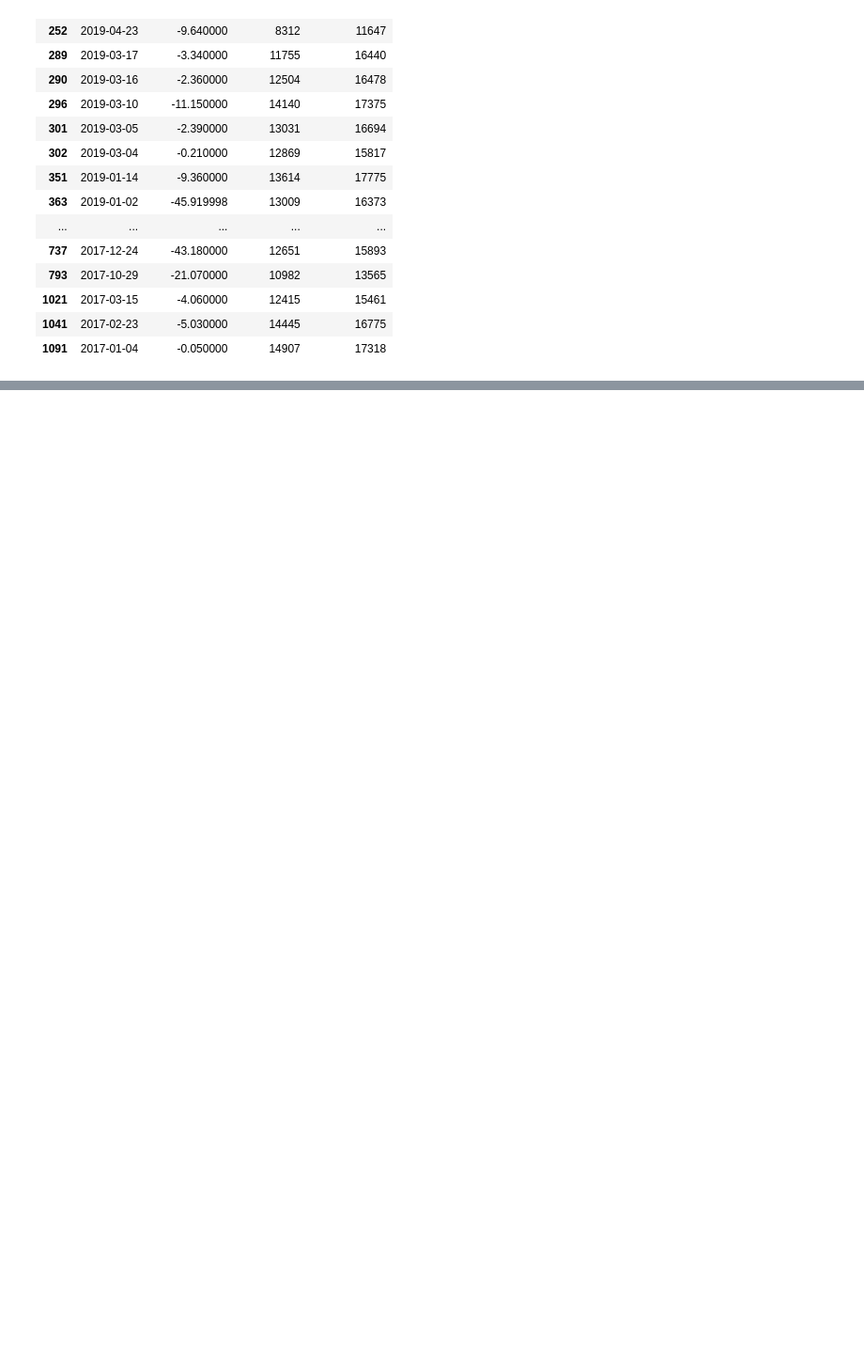
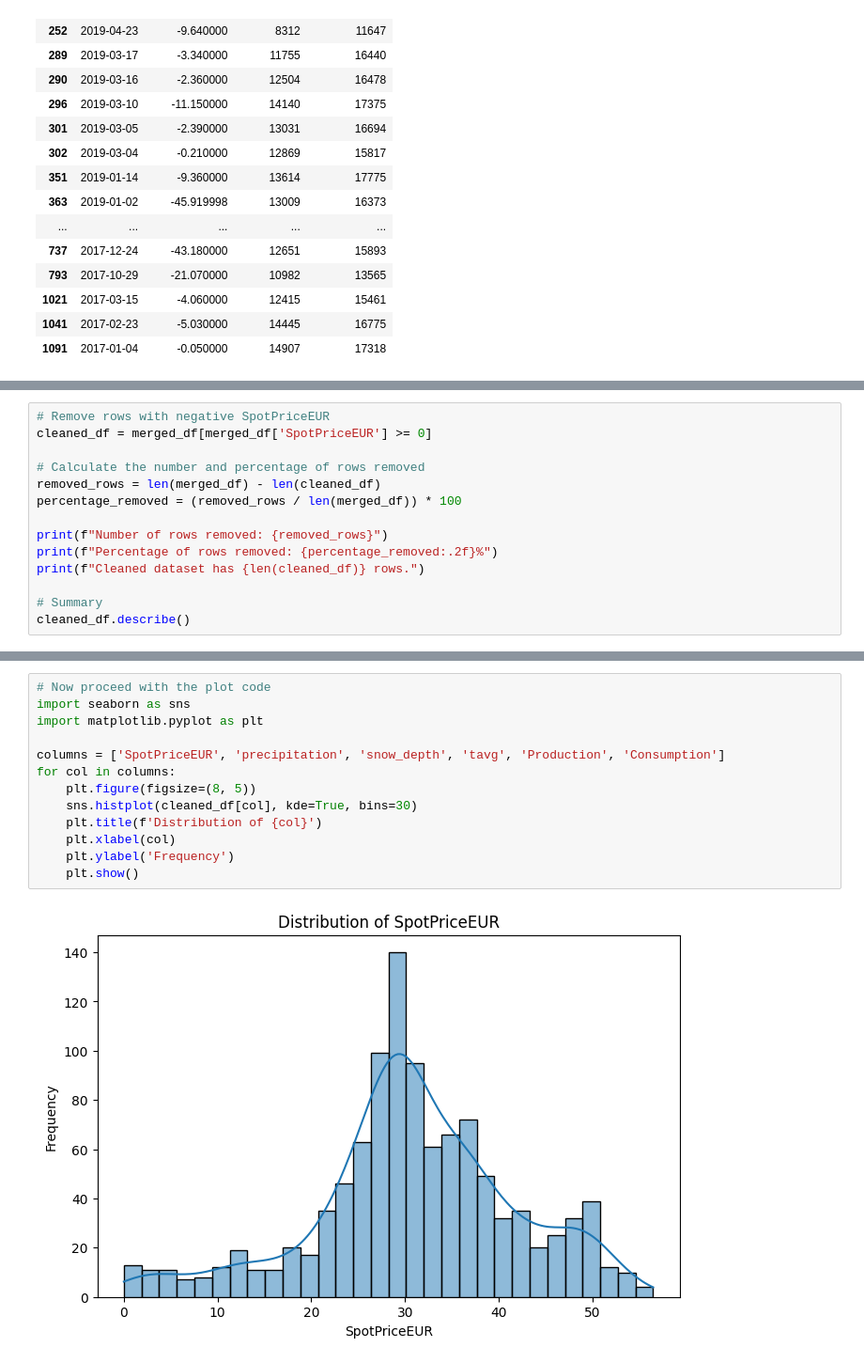
Before and after one commit to ChristopherIanPeck/energy-weather-forecasting, a Jupyter notebook: energy-weather-forecasting.ipynb, the cells around one changed output, grey strips where cells are left out. Shown at 94% size. Cells and saved outputs as stored; diff of their text form; blank space fills up the shorter version.

```diff
--- a/energy-weather-forecasting.ipynb
+++ b/energy-weather-forecasting.ipynb
@@ -337,0 +339,14 @@ Potential next steps:
+# %%
+# Remove rows with negative SpotPriceEUR
+cleaned_df = merged_df[merged_df['SpotPriceEUR'] >= 0]
+
+# Calculate the number and percentage of rows removed
+removed_rows = len(merged_df) - len(cleaned_df)
+percentage_removed = (removed_rows / len(merged_df)) * 100
+
+print(f"Number of rows removed: {removed_rows}")
+print(f"Percentage of rows removed: {percentage_removed:.2f}%")
+print(f"Cleaned dataset has {len(cleaned_df)} rows.")
+
+# Summary
+cleaned_df.describe()
@@ -337,0 +391,15 @@ Potential next steps:
+# %%
+# Now proceed with the plot code
+import seaborn as sns
+import matplotlib.pyplot as plt
+
+columns = ['SpotPriceEUR', 'precipitation', 'snow_depth', 'tavg', 'Production', 'Consumption']
+for col in columns:
+    plt.figure(figsize=(8, 5))
+    sns.histplot(cleaned_df[col], kde=True, bins=30)
+    plt.title(f'Distribution of {col}')
+    plt.xlabel(col)
+    plt.ylabel('Frequency')
+    plt.show()
+# %% [output]
+[figure, added]
```
Also changed, not shown: parts of 11 cells of this notebook.
